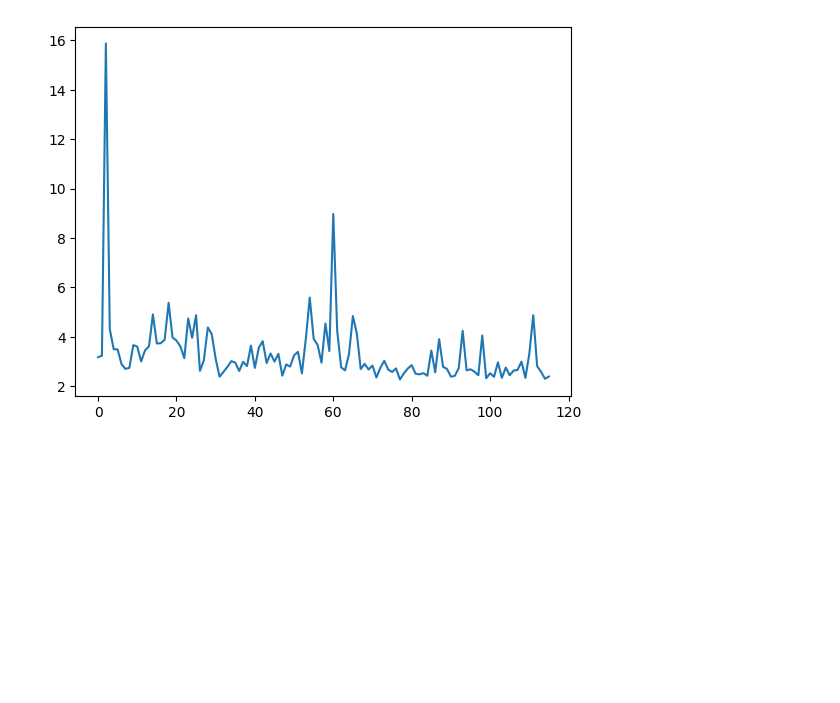
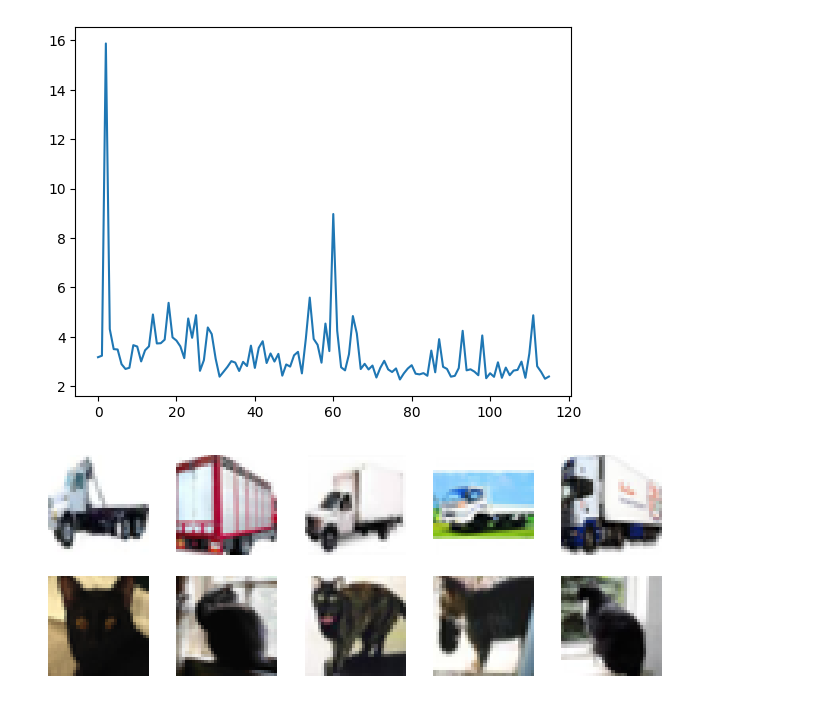
Before and after one commit to pedrotokar/deeplearning-assignments, a Jupyter notebook: Assignment 3/Deep Learning Assignment 3.ipynb, the cells around one changed output. Saved outputs shown, nothing was run; the diff lists cells and outputs as text; code cells hidden in the pictures; blank space fills up the shorter version.

```diff
--- a/Assignment 3/Deep Learning Assignment 3.ipynb
+++ b/Assignment 3/Deep Learning Assignment 3.ipynb
@@ -514,0 +598,18 @@ with open("modelo_prototipo_400_dnv.json", "w") as f:
+# %%
+sorted_indices_hard_first = torch.argsort(all_losses, descending=True)
+sorted_indices_easy_first = torch.argsort(all_losses, descending=False)
+# %%
+base_dataset = CIFAR10("data", train = True, download = True, transform = v2.ToImage())
+labeled_dataset, unlabeled_dataset = get_split_dataset(base_dataset, 10, 1, True, custom_indexes=sorted_indices_hard_first)
+len(labeled_dataset), len(unlabeled_dataset), len(labeled_dataset) + len(unlabeled_dataset)
+
+plt.figure(figsize=(8, 6))
+for i in range(10):
+    normal_image = labeled_dataset.get_original_image(i)
+
+    plt.subplot(4, 5, i + 1)
+    plt.imshow(normal_image.to(torch.int).permute(1, 2, 0))
+    plt.axis("off")
+plt.show()
+# %% [output]
+[figure, added]
```
Also changed, not shown: parts of 8 cells of this notebook.
